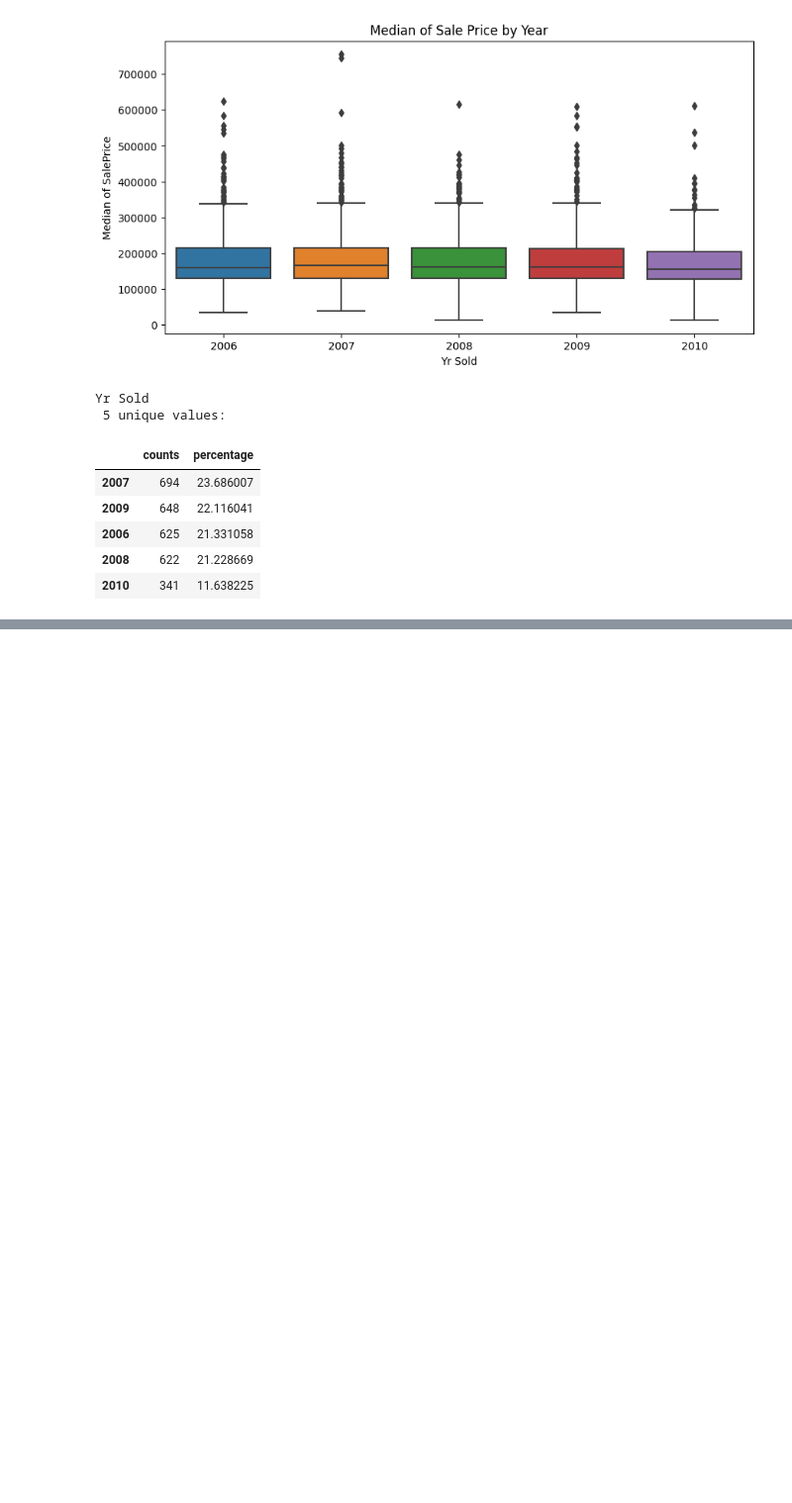
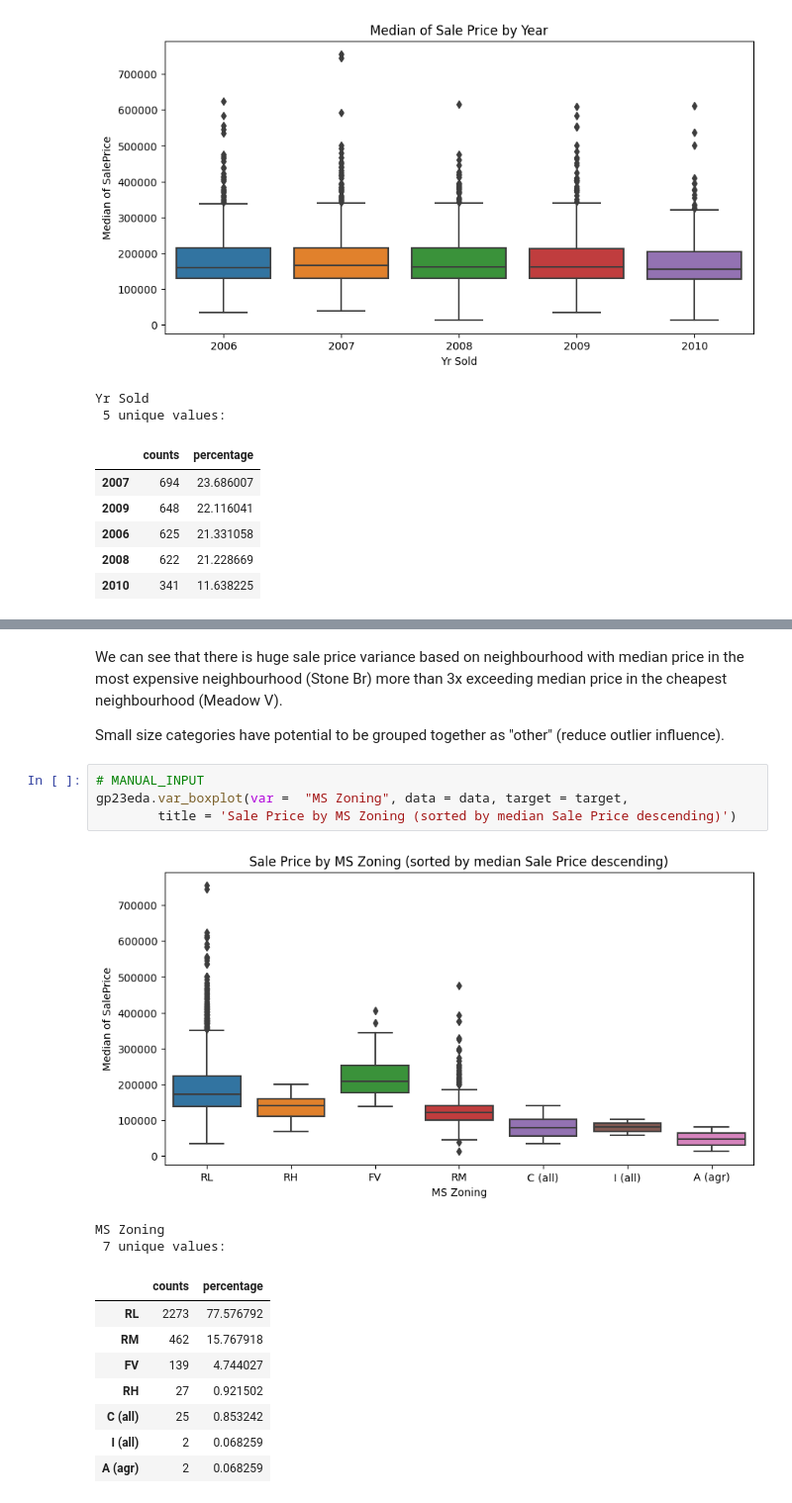
Before and after one commit to TGusciora/Python, a Jupyter notebook: GP23_PredictingHouseSalePrices/notebooks/001.GP23_tg_EDA.ipynb, the cells around one changed output, grey strips where cells are left out. Shown: that part at 99% size. Drawn from its saved outputs; the diff is of its cells as text; blank space fills up the shorter version.

```diff
--- a/GP23_PredictingHouseSalePrices/notebooks/001.GP23_tg_EDA.ipynb
+++ b/GP23_PredictingHouseSalePrices/notebooks/001.GP23_tg_EDA.ipynb
@@ -416,0 +444,20 @@ Yr Sold
+# %% [markdown]
+We can see that there is huge sale price variance based on neighbourhood with median price in the most expensive neighbourhood (Stone Br) more than 3x exceeding median price in the cheapest neighbourhood (Meadow V).
+
+Small size categories have potential to be grouped together as "other" (reduce outlier influence).
+# %%
+# MANUAL_INPUT
+gp23eda.var_boxplot(var =  "MS Zoning", data = data, target = target,
+        title = 'Sale Price by MS Zoning (sorted by median Sale Price descending)')
+# %% [output]
+[figure, added]
+MS Zoning
+ 7 unique values:
+|  | counts | percentage |
+| RL | 2273 | 77.576792 |
+| RM | 462 | 15.767918 |
+| FV | 139 | 4.744027 |
+| RH | 27 | 0.921502 |
+| C (all) | 25 | 0.853242 |
+| I (all) | 2 | 0.068259 |
+| A (agr) | 2 | 0.068259 |
```
Also changed, not shown: parts of 11 cells of this notebook, 3 other files.
